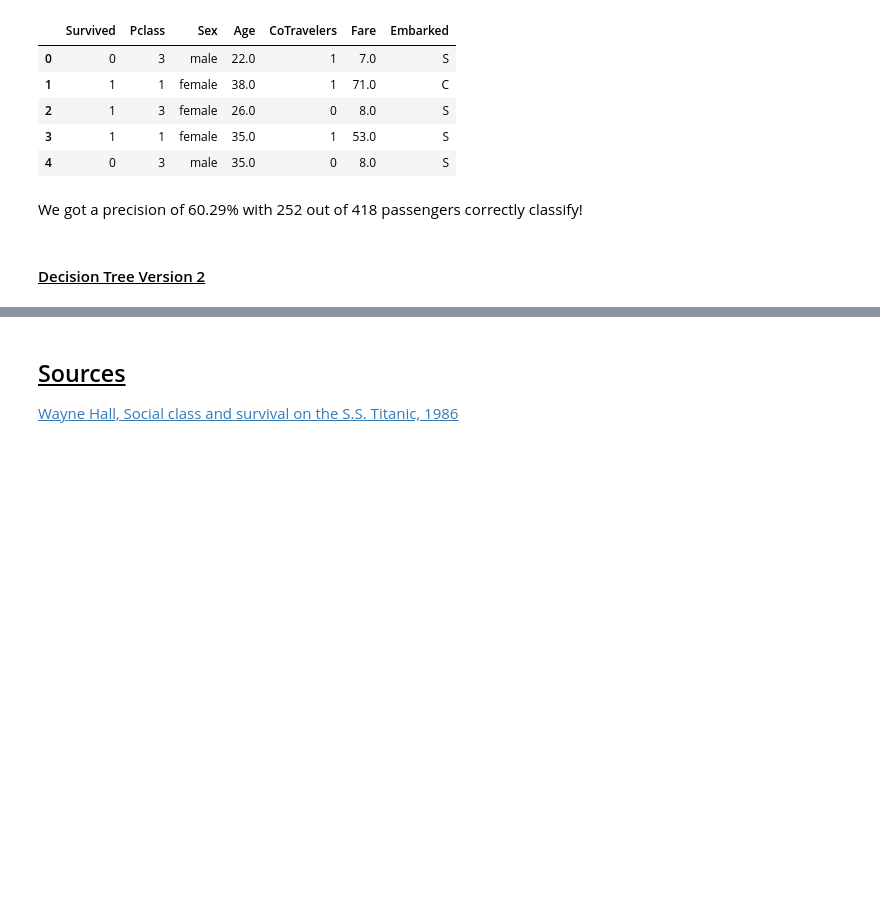
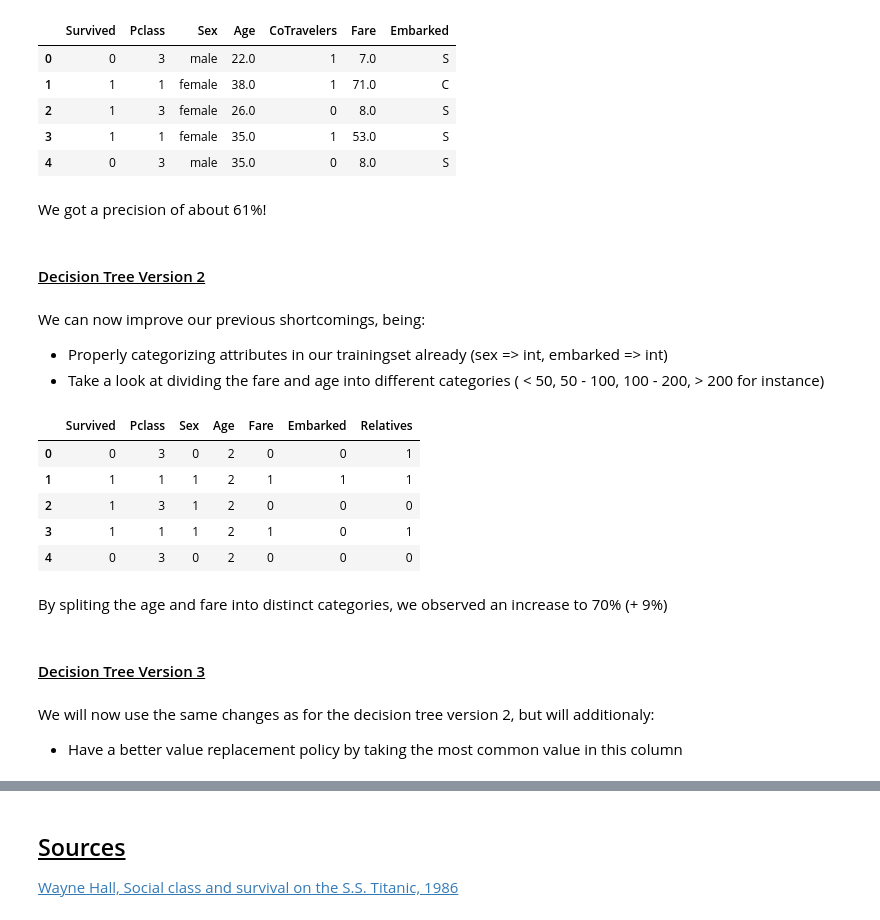
Before and after one commit to GeoffreyKarnbach/Titanic-Survival-Analysis, a Jupyter notebook: survival_analysis.ipynb, the cells around one changed output, grey strips where cells are left out. Drawn from its saved outputs; the diff is of its cells as text; code cells hidden in the pictures; blank space fills up the shorter version.

Commit message:
Added evaluation workflow for models, added decision trees v2 and v3

```diff
--- a/survival_analysis.ipynb
+++ b/survival_analysis.ipynb
@@ -988,11 +988,12 @@ The first 4 attributes can be viewed as quite independant, with the last two bei
 
 We can therefore create a new dataset containing only those attributes, and with fare for instance rounded.
 # %%
-df['CoTravelers'] = df['SibSp'] + df['Parch']
-df['Fare'] = df['Fare'].round()
-df.dropna(subset=['Age'], inplace=True)
-df.dropna(subset=['Embarked'], inplace=True)
-df_new = df[['Survived', 'Pclass', 'Sex', 'Age', 'CoTravelers', 'Fare', 'Embarked']]
+df_copy = df.copy()
+df_copy['CoTravelers'] = df_copy['SibSp'] + df_copy['Parch']
+df_copy['Fare'] = df_copy['Fare'].round()
+df_copy.dropna(subset=['Age'], inplace=True)
+df_copy.dropna(subset=['Embarked'], inplace=True)
+df_new = df_copy[['Survived', 'Pclass', 'Sex', 'Age', 'CoTravelers', 'Fare', 'Embarked']]
 df_new.to_csv('Data/titanic_dataset_for_decision_tree_v1.csv', index=False, sep=';')
 df_new.head()
 # %% [output]
@@ -1003,6 +1004,51 @@ df_new.head()
 | 3 | 1 | 1 | female | 35.0 | 1 | 53.0 | S |
 | 4 | 0 | 3 | male | 35.0 | 0 | 8.0 | S |
 # %% [markdown]
-We got a precision of 60.29% with 252 out of 418 passengers correctly classify!
+We got a precision of about 61%!
 # %% [markdown]
 #### <u>Decision Tree Version 2</u>
+# %% [markdown]
+We can now improve our previous shortcomings, being:
+- Properly categorizing attributes in our trainingset already (sex => int, embarked => int)
+- Take a look at dividing the fare and age into different categories ( < 50, 50 - 100, 100 - 200, > 200 for instance)
+# %%
+df_decision_tree_2 = df.copy()
+
+# Drop columns
+df_decision_tree_2.drop(['PassengerId','Ticket', 'Cabin', 'Name'], axis=1, inplace=True)
+
+# Transform Sex into integer
+df_decision_tree_2["Sex"] = df_decision_tree_2["Sex"].map({'male': 0, 'female': 1})
+df_decision_tree_2["Embarked"] = df_decision_tree_2["Embarked"].map({'S': 0, 'C': 1, 'Q': 2})
+df_decision_tree_2["Embarked"] = df_decision_tree_2["Embarked"].fillna(-1).astype(int)
+
+# Compute relatives feature
+df_decision_tree_2['Relatives'] = df_decision_tree_2['SibSp'] + df_decision_tree_2['Parch']
+df_decision_tree_2.drop(['SibSp', 'Parch'], axis=1, inplace=True)
+
+# Group fare into 4 categories, < 50, 50 - 100, 100 - 200, > 200
+df_decision_tree_2['Fare'] = pd.cut(df_decision_tree_2['Fare'], bins=[0, 50, 100, 200, 1000], labels=[0, 1, 2, 3])
+
+# Age split: Children (0 -> 13), Teenagers (14 -> 18), Adults(18 -> 60), Senior Citizen (60 -> inf)
+df_decision_tree_2['Age'] = pd.cut(df_decision_tree_2['Age'], bins=[0, 13, 18, 60, 100], labels=[0, 1, 2, 3])
+
+# For every row, any missing value will be replaced by 0
+df_decision_tree_2_filling = df_decision_tree_2.copy()
+df_decision_tree_2_filling.fillna(0, inplace=True)
+
+df_decision_tree_2_filling.to_csv('Data/titanic_dataset_for_decision_tree_v2.csv', index=False, sep=';')
+df_decision_tree_2_filling.head()
+# %% [output]
+|  | Survived | Pclass | Sex | Age | Fare | Embarked | Relatives |
+| 0 | 0 | 3 | 0 | 2 | 0 | 0 | 1 |
+| 1 | 1 | 1 | 1 | 2 | 1 | 1 | 1 |
+| 2 | 1 | 3 | 1 | 2 | 0 | 0 | 0 |
+| 3 | 1 | 1 | 1 | 2 | 1 | 0 | 1 |
+| 4 | 0 | 3 | 0 | 2 | 0 | 0 | 0 |
+# %% [markdown]
+By spliting the age and fare into distinct categories, we observed an increase to 70% (+ 9%)
+# %% [markdown]
+#### <u>Decision Tree Version 3</u>
+# %% [markdown]
+We will now use the same changes as for the decision tree version 2, but will additionaly:
+- Have a better value replacement policy by taking the most common value in this column
```
Also changed, not shown: parts of 1 cell of this notebook, 12 other files.
